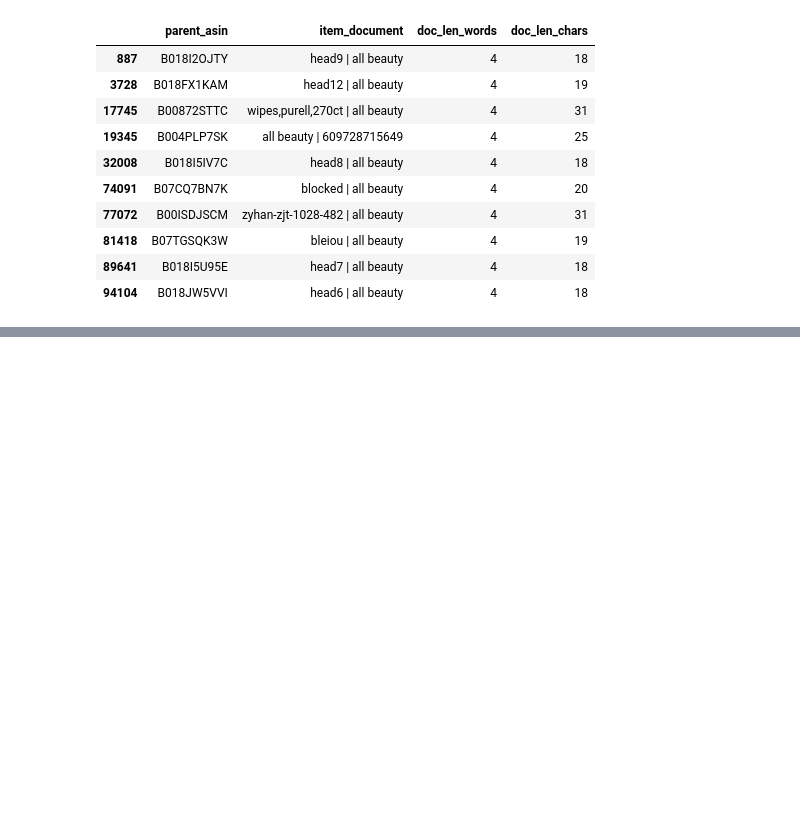
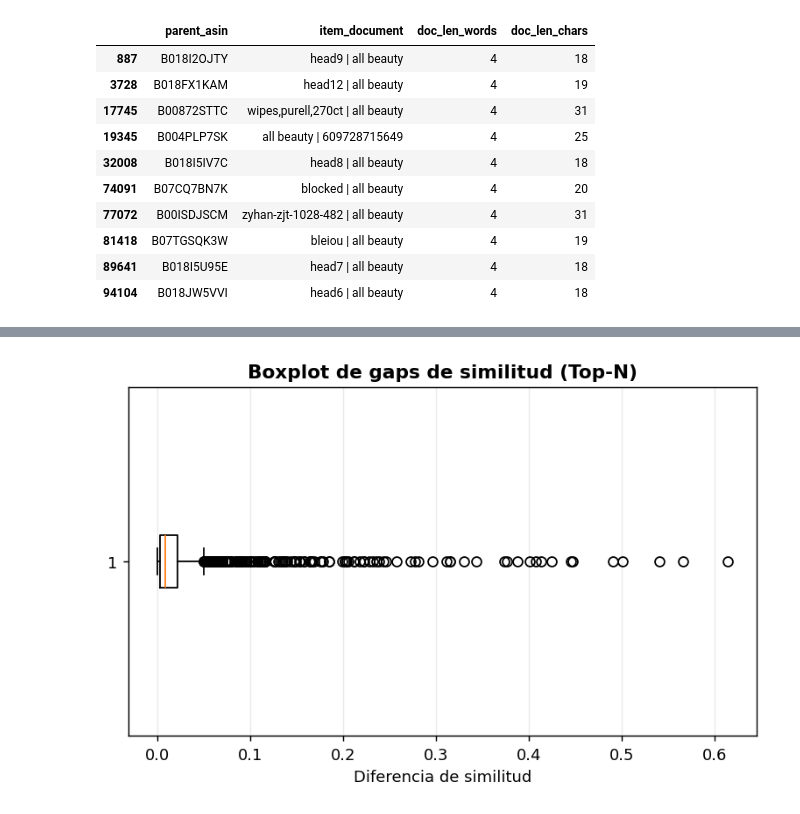
Before and after one commit to jwyangyin/TFM, a Jupyter notebook: TFM_Notebook_2_(Master_Data_Science)_Sistema_de_recomendación_basado_en_contenido_(Content_Based_Filtering).ipynb, the cells around one changed output, grey strips where cells are left out. Saved outputs shown, nothing was run; the diff lists cells and outputs as text; code cells hidden in the pictures; blank space fills up the shorter version.

```diff
--- a/TFM_Notebook_2_(Master_Data_Science)_Sistema_de_recomendación_basado_en_contenido_(Content_Based_Filtering).ipynb
+++ b/TFM_Notebook_2_(Master_Data_Science)_Sistema_de_recomendación_basado_en_contenido_(Content_Based_Filtering).ipynb
@@ -1853,0 +2156,11 @@ asimétrica, con muchos valores bajos y una cola derecha que concentre los ítem
+# %%
+# Boxplot (Robustez del ranking):
+plt.figure(figsize=(6, 4), dpi=130)
+plt.boxplot(gaps, vert=False, showfliers=True)
+plt.title("Boxplot de gaps de similitud (Top-N)", fontweight="bold")
+plt.xlabel("Diferencia de similitud")
+plt.grid(True, axis="x", alpha=0.25)
+plt.tight_layout()
+plt.show()
+# %% [output]
+[figure, added]
```
Also changed, not shown: parts of 22 cells of this notebook.
